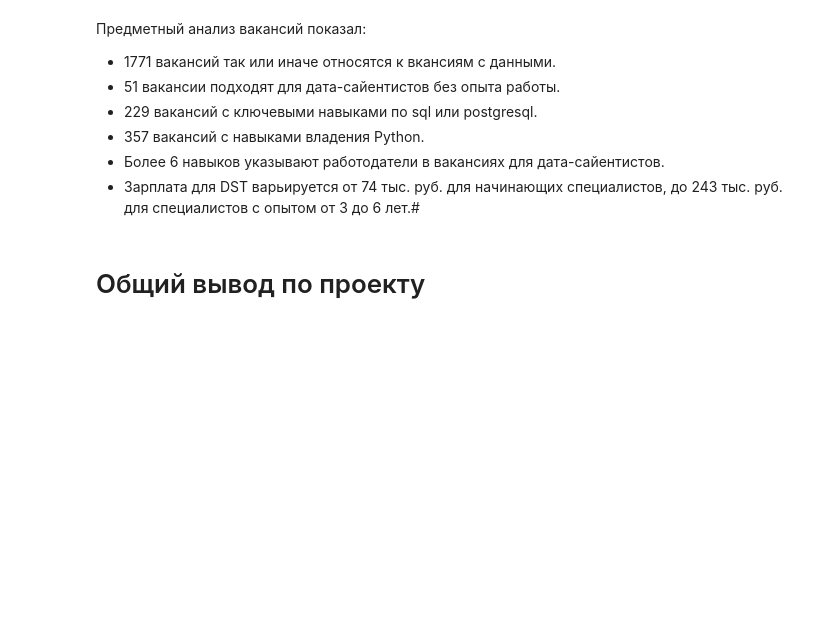
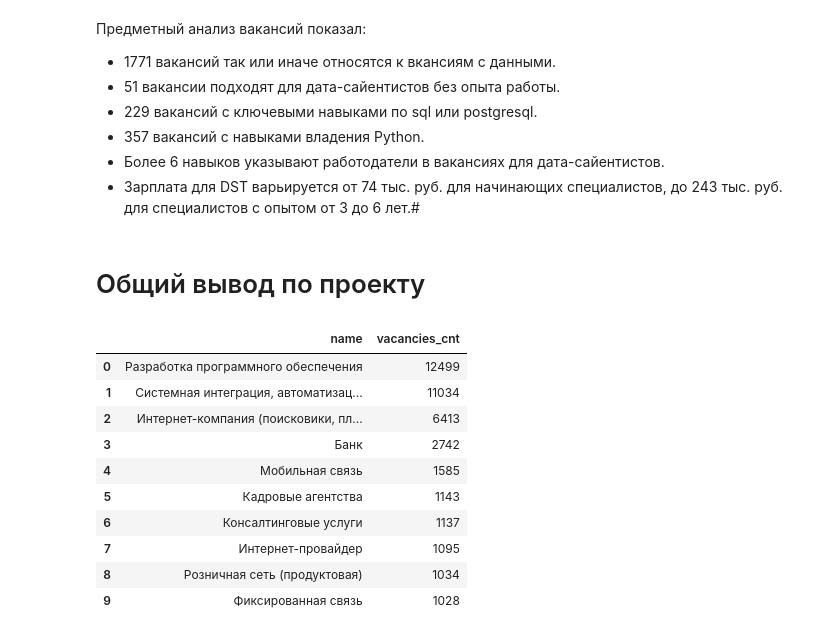
Before and after one commit to Evgi23/Project_3_HH, a Jupyter notebook: Project_2_Ноутбук_шаблон.ipynb, the cells around one changed output. Cells and saved outputs as stored; diff of their text form; code cells hidden in the pictures; blank space fills up the shorter version.

```diff
--- a/Project_2_Ноутбук_шаблон.ipynb
+++ b/Project_2_Ноутбук_шаблон.ipynb
@@ -905,3 +905,35 @@ df
 # %%
 # подведем итог исследования, обобщите выводы
 # здесь можно (это будет плюсом) провести дополнительные исследования данных, сделать прогнозы, продумать варианты продолжения исследования
+# %%
+""" _summary_
+Выводим количество вакансий по самым популярным сферам деятельтности работодателей
+"""
+
+query_7_1 = f'''select
+            i.name,
+            count(v.id) as vacancies_cnt
+            from industries i
+            left join employers_industries ei on i.id = ei.industry_id
+            left join vacancies v on v.employer_id = ei.employer_id
+            group by i.name
+            order by 2 desc
+            limit 10
+
+
+'''
+# %%
+df = pd.read_sql_query(query_7_1, connection)
+df
+# %% [output]
+|  | name | vacancies_cnt |
+| 0 | Разработка программного обеспечения | 12499 |
+| 1 | Системная интеграция, автоматизац... | 11034 |
+| 2 | Интернет-компания (поисковики, пл... | 6413 |
+| 3 | Банк | 2742 |
+| 4 | Мобильная связь | 1585 |
+| 5 | Кадровые агентства | 1143 |
+| 6 | Консалтинговые услуги | 1137 |
+| 7 | Интернет-провайдер | 1095 |
+| 8 | Розничная сеть (продуктовая) | 1034 |
+| 9 | Фиксированная связь | 1028 |
```
Also changed, not shown: parts of 3 cells of this notebook, 1 other file.
